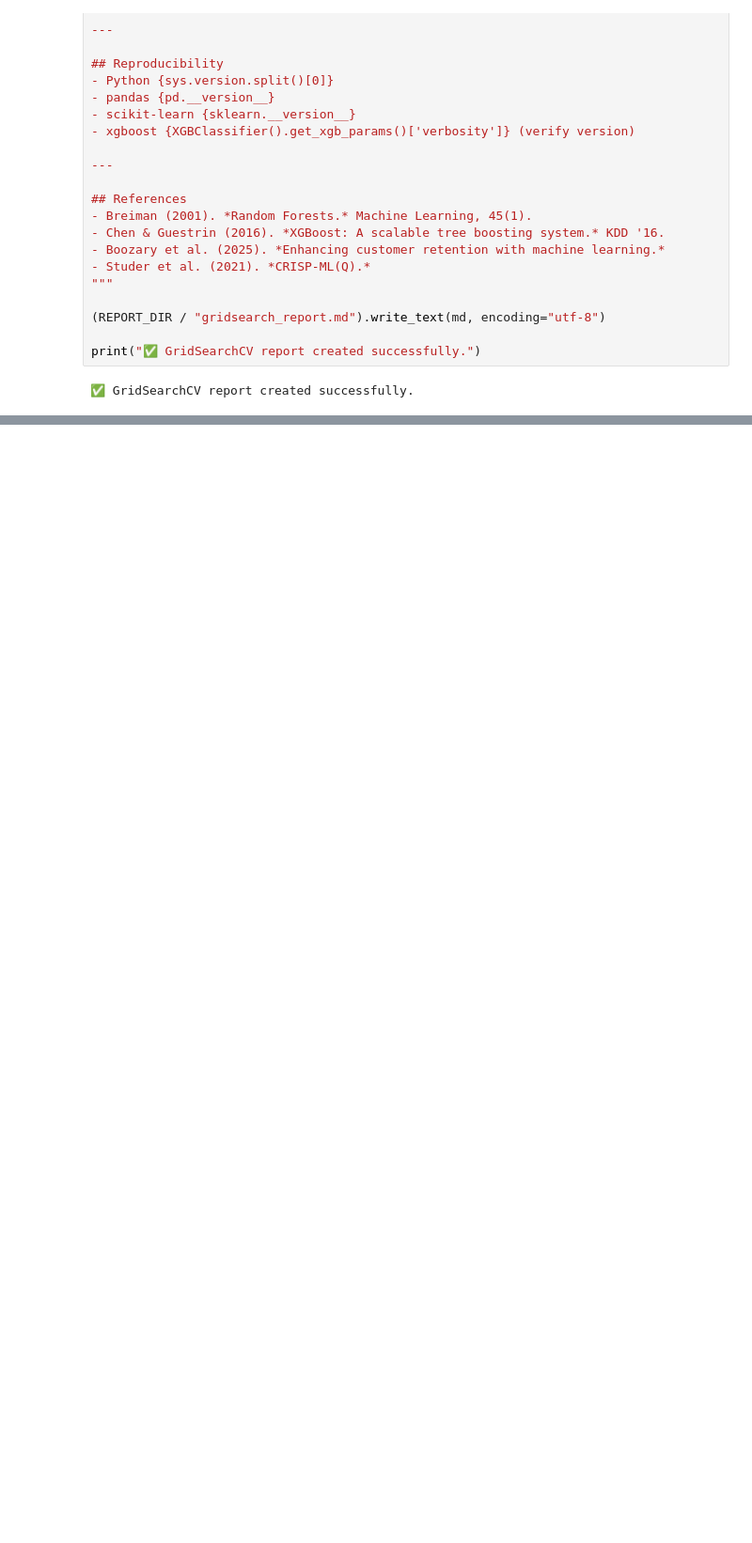
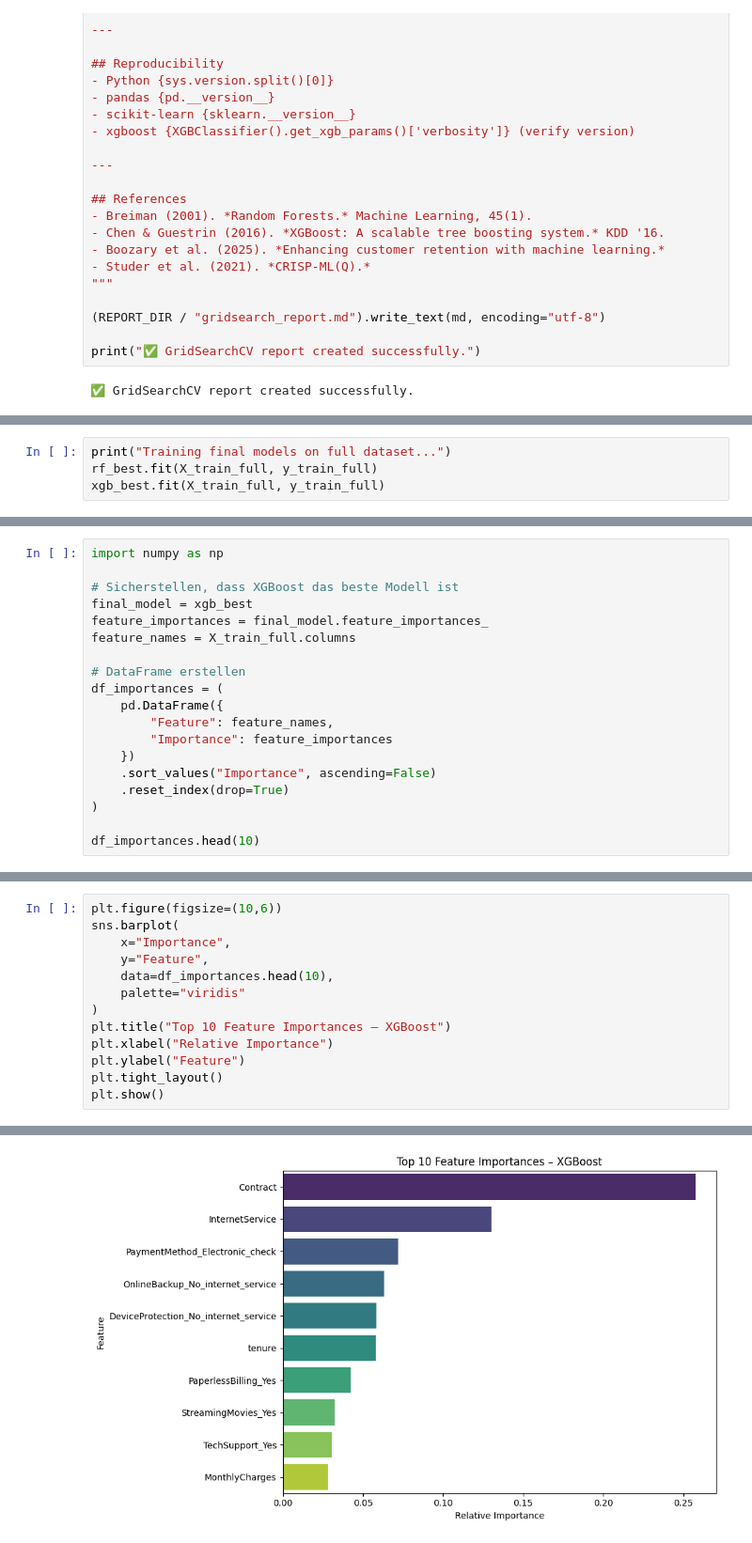
Before and after one commit to Michael-Cool/telco-churn-mlops, a Jupyter notebook: notebooks/model_training.ipynb, the cells around one changed output, grey strips where cells are left out. Shown at 94% size. Saved outputs shown, nothing was run; the diff lists cells and outputs as text; blank space fills up the shorter version.

```diff
--- a/notebooks/model_training.ipynb
+++ b/notebooks/model_training.ipynb
@@ -385,0 +421,4 @@ print("✅ GridSearchCV report created successfully.")
+# %%
+print("Training final models on full dataset...")
+rf_best.fit(X_train_full, y_train_full)
+xgb_best.fit(X_train_full, y_train_full)
@@ -385,0 +554,19 @@ print("✅ GridSearchCV report created successfully.")
+# %%
+import numpy as np
+
+# Sicherstellen, dass XGBoost das beste Modell ist
+final_model = xgb_best
+feature_importances = final_model.feature_importances_
+feature_names = X_train_full.columns
+
+# DataFrame erstellen
+df_importances = (
+    pd.DataFrame({
+        "Feature": feature_names,
+        "Importance": feature_importances
+    })
+    .sort_values("Importance", ascending=False)
+    .reset_index(drop=True)
+)
+
+df_importances.head(10)
@@ -385,0 +585,14 @@ print("✅ GridSearchCV report created successfully.")
+# %%
+plt.figure(figsize=(10,6))
+sns.barplot(
+    x="Importance",
+    y="Feature",
+    data=df_importances.head(10),
+    palette="viridis"
+)
+plt.title("Top 10 Feature Importances – XGBoost")
+plt.xlabel("Relative Importance")
+plt.ylabel("Feature")
+plt.tight_layout()
+plt.show()
+# %% [output]
@@ -385,0 +602 @@ print("✅ GridSearchCV report created successfully.")
+[figure, added]
```
Also changed, not shown: parts of 11 cells of this notebook, 6 other files.
